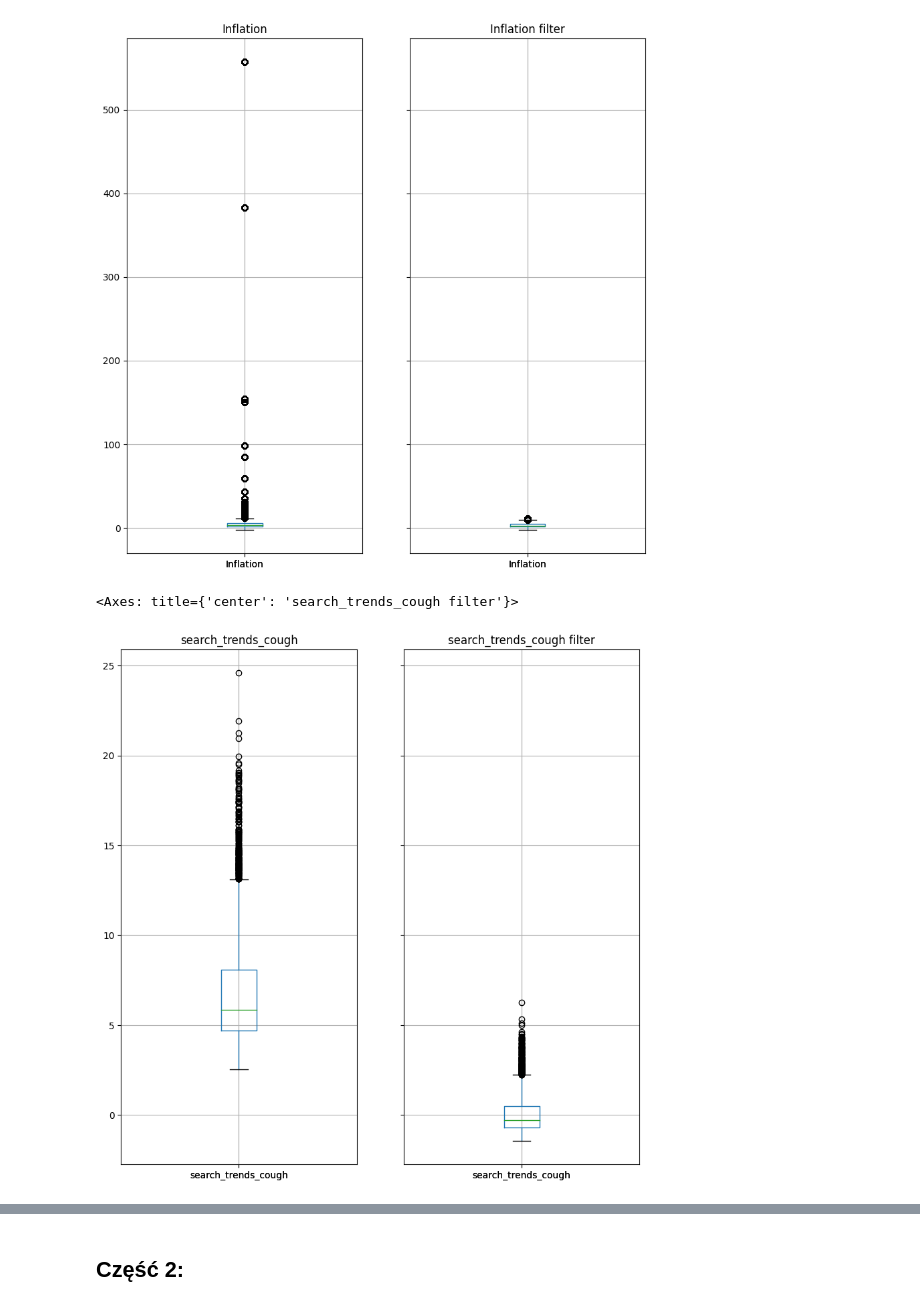
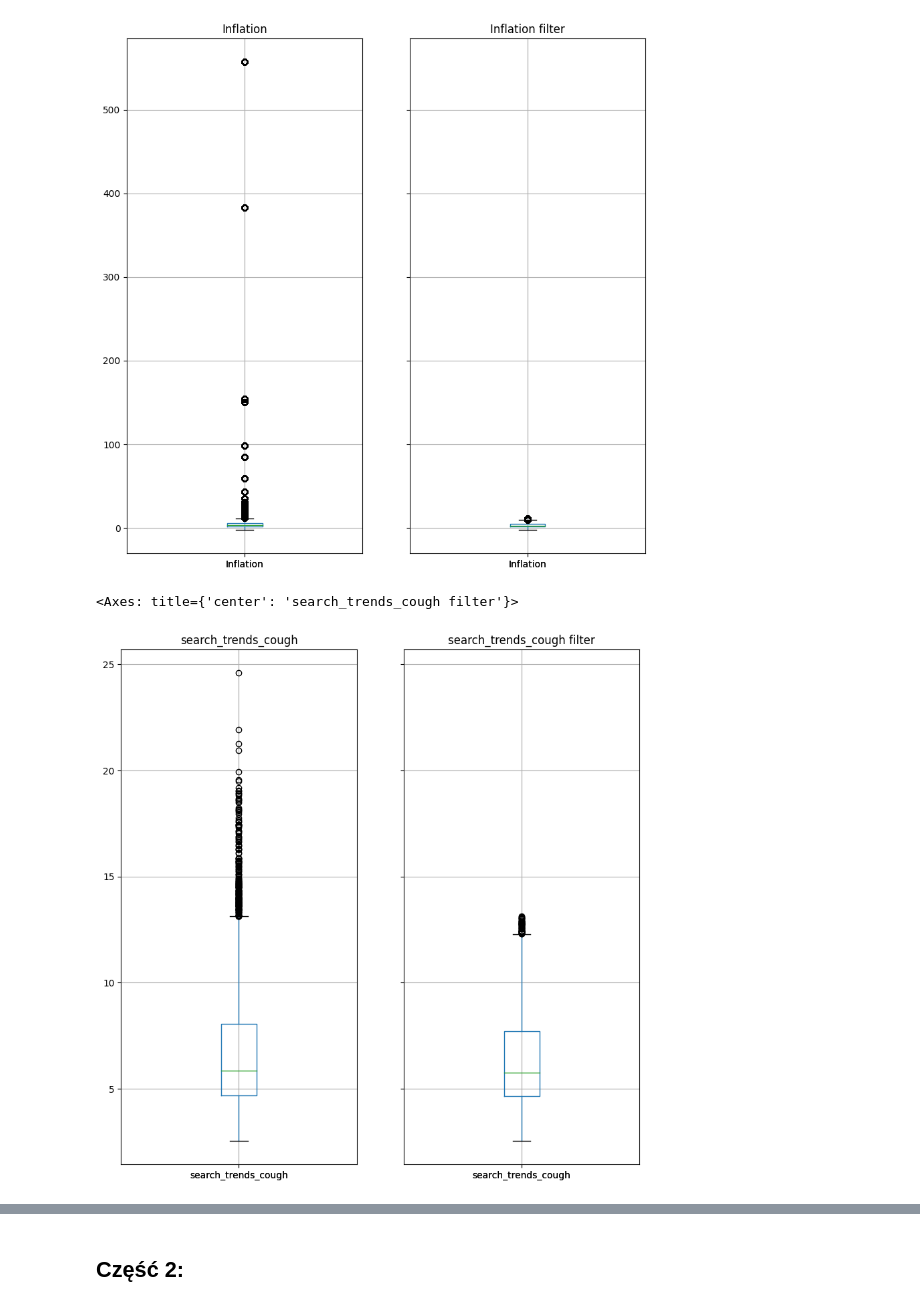
Before and after one commit to piooz/BigData, a Jupyter notebook: zad3/zadanie3.ipynb, the cells around one changed output, grey strips where cells are left out. Drawn from its saved outputs; the diff is of its cells as text; code cells hidden in the pictures.

```diff
--- a/zad3/zadanie3.ipynb
+++ b/zad3/zadanie3.ipynb
@@ -161,25 +161,25 @@ filtered.boxplot(ax = ax[1], column=column_name)
 # %%
 # filtrowanie
 column_name = "search_trends_cough"
 fig, ax = plt.subplots(ncols=2, nrows=1, figsize=(10, 10), sharex = True, sharey = True)
 ax[0].set_title(f"{column_name}")
 ax[1].set_title(f"{column_name} filter")
 df.boxplot(ax = ax[0], column=column_name)
 
 
 # Filtering Values between Q1-1.5IQR and Q3+1.5IQR
-# Q1 = df[column_name].quantile(0.25)
-# Q3 = df[column_name].quantile(0.75)
-# IQR = Q3 - Q1
-# filtered = df.query(f'(@Q1 - 1.5 * @IQR) <= {column_name} <= (@Q3 + 1.5 * @IQR)')
+Q1 = df[column_name].quantile(0.25)
+Q3 = df[column_name].quantile(0.75)
+IQR = Q3 - Q1
+filtered = df.query(f'(@Q1 - 1.5 * @IQR) <= {column_name} <= (@Q3 + 1.5 * @IQR)')
 
 #zscore
-filtered = zscore(df[column_name], nan_policy='omit').to_frame()
+#filtered = zscore(df[column_name], nan_policy='omit').to_frame()
 
 filtered.boxplot(ax = ax[1], column=column_name)
 # %% [output]
 <Axes: title={'center': 'search_trends_cough filter'}>
-[figure, old version]
+[figure, new version]
 # %%
 # filtrowanie population
 column_name = "mobility_parks"
```
Also changed, not shown: parts of 35 cells of this notebook.
